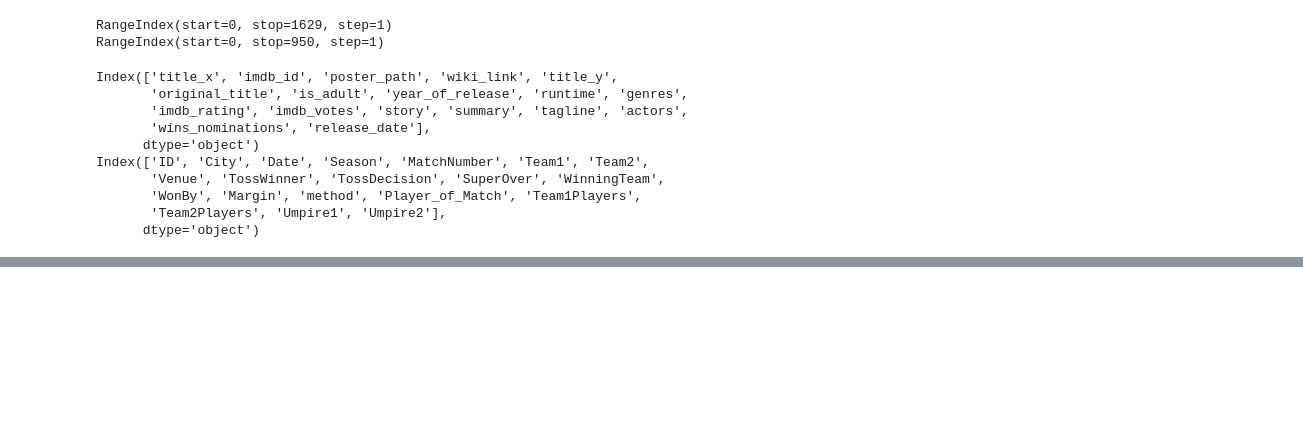
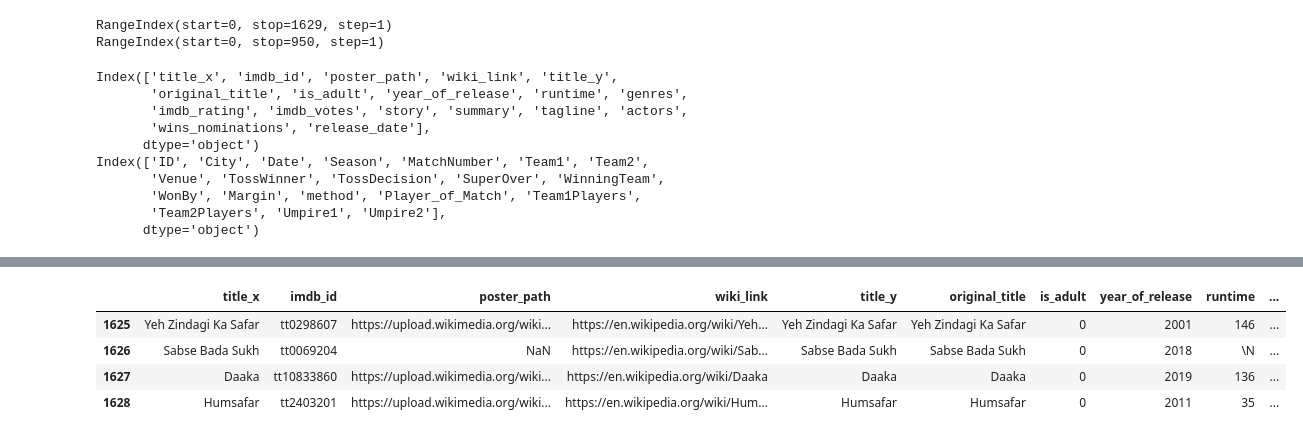
Before and after one commit to Deepanshu-8126/Pandas, a Jupyter notebook: pandas_dataframe.ipynb, the cells around one changed output, grey strips where cells are left out. Saved outputs shown, nothing was run; the diff lists cells and outputs as text; code cells hidden in the pictures; blank space fills up the shorter version.

```diff
--- a/pandas_dataframe.ipynb
+++ b/pandas_dataframe.ipynb
@@ -120,0 +157,9 @@ Index(['ID', 'City', 'Date', 'Season', 'MatchNumber', 'Team1', 'Team2',
+# %%
+# tail
+movies.tail(4)
+# %% [output]
+|  | title_x | imdb_id | poster_path | wiki_link | title_y | original_title | is_adult | year_of_release | runtime | ... |
+| 1625 | Yeh Zindagi Ka Safar | tt0298607 | https://upload.wikimedia.org/wiki... | https://en.wikipedia.org/wiki/Yeh... | Yeh Zindagi Ka Safar | Yeh Zindagi Ka Safar | 0 | 2001 | 146 | ... |
+| 1626 | Sabse Bada Sukh | tt0069204 | NaN | https://en.wikipedia.org/wiki/Sab... | Sabse Bada Sukh | Sabse Bada Sukh | 0 | 2018 | \N | ... |
+| 1627 | Daaka | tt10833860 | https://upload.wikimedia.org/wiki... | https://en.wikipedia.org/wiki/Daaka | Daaka | Daaka | 0 | 2019 | 136 | ... |
+| 1628 | Humsafar | tt2403201 | https://upload.wikimedia.org/wiki... | https://en.wikipedia.org/wiki/Hum... | Humsafar | Humsafar | 0 | 2011 | 35 | ... |
```
Also changed, not shown: parts of 24 cells of this notebook.
